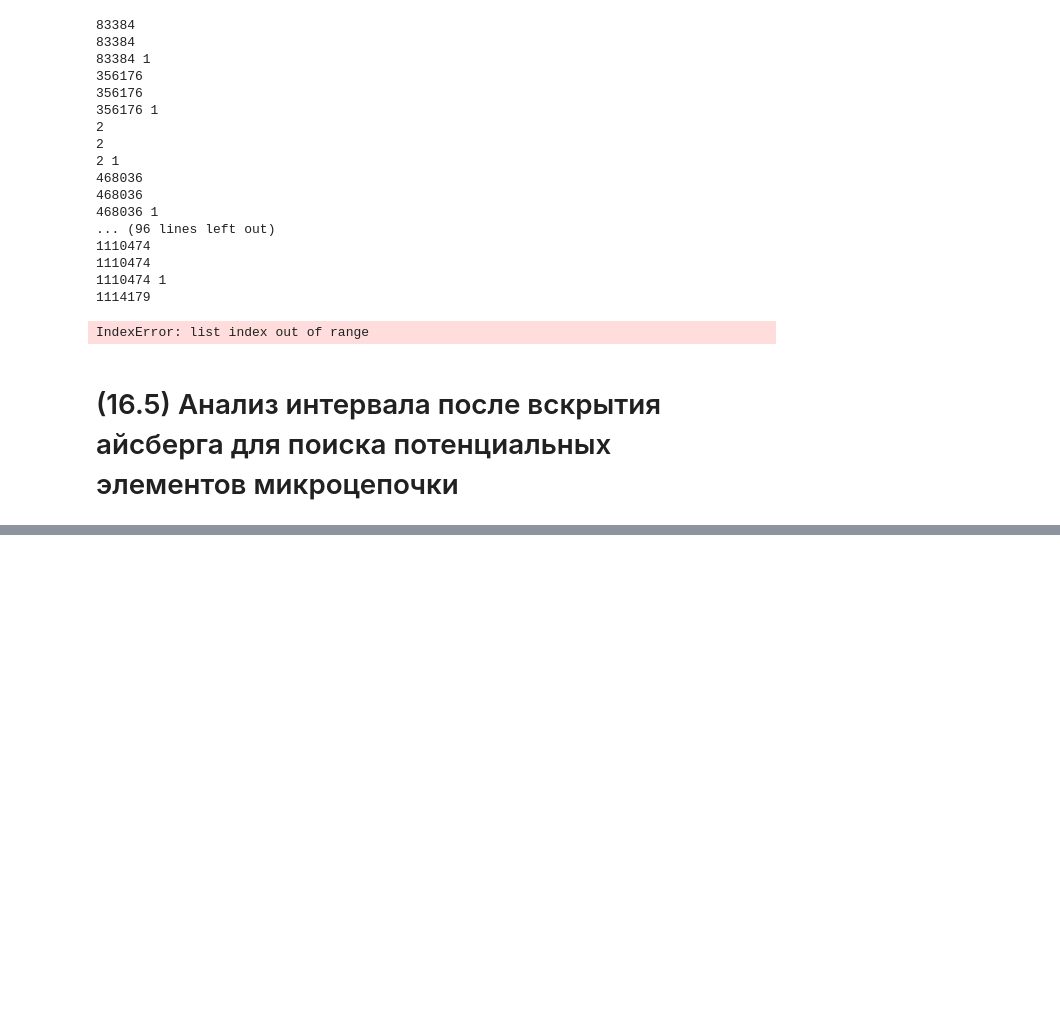
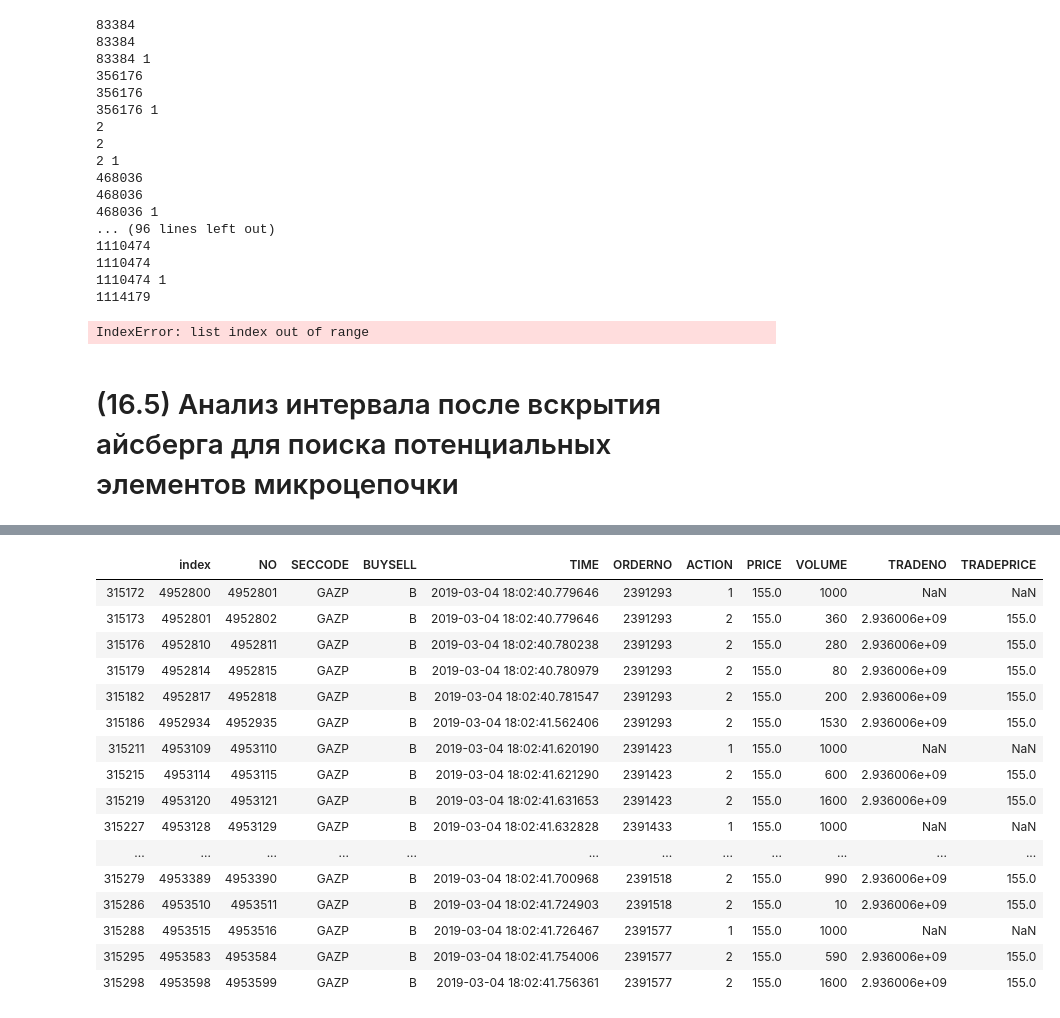
Before and after one commit to katya-luzina/master_thesis, a Jupyter notebook: 3. анализ окружения для создания микроцепочек.ipynb, the cells around one changed output, grey strips where cells are left out. Cells and saved outputs as stored; diff of their text form; code cells hidden in the pictures; blank space fills up the shorter version.

```diff
--- a/3. анализ окружения для создания микроцепочек.ipynb
+++ b/3. анализ окружения для создания микроцепочек.ipynb
@@ -556,0 +578,20 @@ orders_instr[orders_instr['ORDERNO'].isin (chain_suc)]
+# %%
+orders_instr[orders_instr['ORDERNO'].isin (chain)]
+# %% [output]
+|  | index | NO | SECCODE | BUYSELL | TIME | ORDERNO | ACTION | PRICE | VOLUME | TRADENO | TRADEPRICE |
+| 315172 | 4952800 | 4952801 | GAZP | B | 2019-03-04 18:02:40.779646 | 2391293 | 1 | 155.0 | 1000 | NaN | NaN |
+| 315173 | 4952801 | 4952802 | GAZP | B | 2019-03-04 18:02:40.779646 | 2391293 | 2 | 155.0 | 360 | 2.936006e+09 | 155.0 |
+| 315176 | 4952810 | 4952811 | GAZP | B | 2019-03-04 18:02:40.780238 | 2391293 | 2 | 155.0 | 280 | 2.936006e+09 | 155.0 |
+| 315179 | 4952814 | 4952815 | GAZP | B | 2019-03-04 18:02:40.780979 | 2391293 | 2 | 155.0 | 80 | 2.936006e+09 | 155.0 |
+| 315182 | 4952817 | 4952818 | GAZP | B | 2019-03-04 18:02:40.781547 | 2391293 | 2 | 155.0 | 200 | 2.936006e+09 | 155.0 |
+| 315186 | 4952934 | 4952935 | GAZP | B | 2019-03-04 18:02:41.562406 | 2391293 | 2 | 155.0 | 1530 | 2.936006e+09 | 155.0 |
+| 315211 | 4953109 | 4953110 | GAZP | B | 2019-03-04 18:02:41.620190 | 2391423 | 1 | 155.0 | 1000 | NaN | NaN |
+| 315215 | 4953114 | 4953115 | GAZP | B | 2019-03-04 18:02:41.621290 | 2391423 | 2 | 155.0 | 600 | 2.936006e+09 | 155.0 |
+| 315219 | 4953120 | 4953121 | GAZP | B | 2019-03-04 18:02:41.631653 | 2391423 | 2 | 155.0 | 1600 | 2.936006e+09 | 155.0 |
+| 315227 | 4953128 | 4953129 | GAZP | B | 2019-03-04 18:02:41.632828 | 2391433 | 1 | 155.0 | 1000 | NaN | NaN |
+| ... | ... | ... | ... | ... | ... | ... | ... | ... | ... | ... | ... |
+| 315279 | 4953389 | 4953390 | GAZP | B | 2019-03-04 18:02:41.700968 | 2391518 | 2 | 155.0 | 990 | 2.936006e+09 | 155.0 |
+| 315286 | 4953510 | 4953511 | GAZP | B | 2019-03-04 18:02:41.724903 | 2391518 | 2 | 155.0 | 10 | 2.936006e+09 | 155.0 |
+| 315288 | 4953515 | 4953516 | GAZP | B | 2019-03-04 18:02:41.726467 | 2391577 | 1 | 155.0 | 1000 | NaN | NaN |
+| 315295 | 4953583 | 4953584 | GAZP | B | 2019-03-04 18:02:41.754006 | 2391577 | 2 | 155.0 | 590 | 2.936006e+09 | 155.0 |
+| 315298 | 4953598 | 4953599 | GAZP | B | 2019-03-04 18:02:41.756361 | 2391577 | 2 | 155.0 | 1600 | 2.936006e+09 | 155.0 |
```
Also changed, not shown: parts of 19 cells of this notebook.
